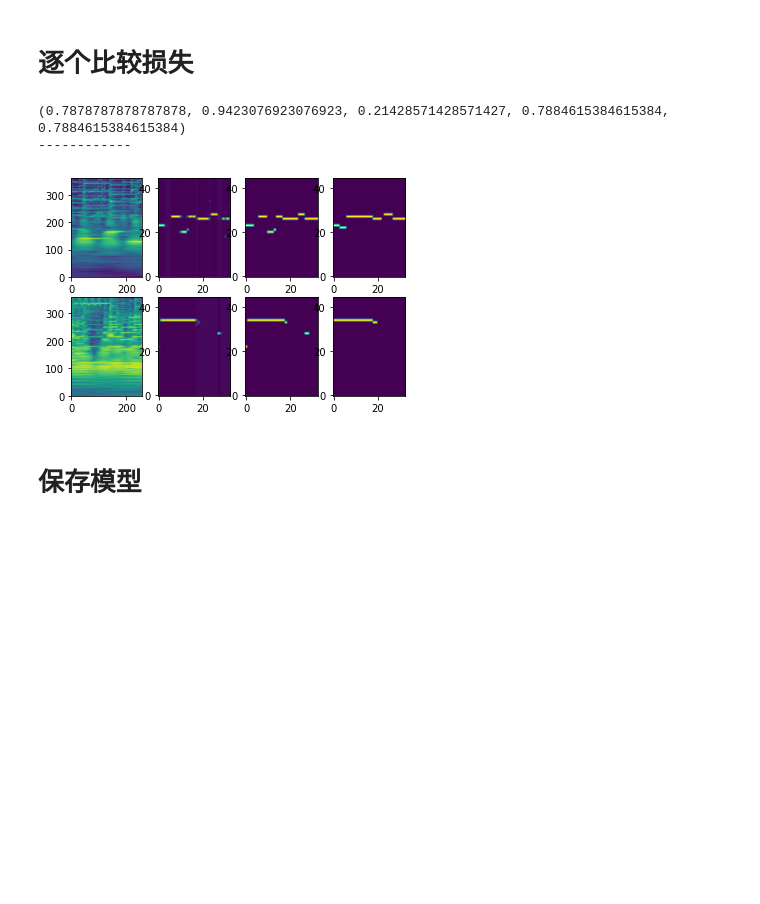
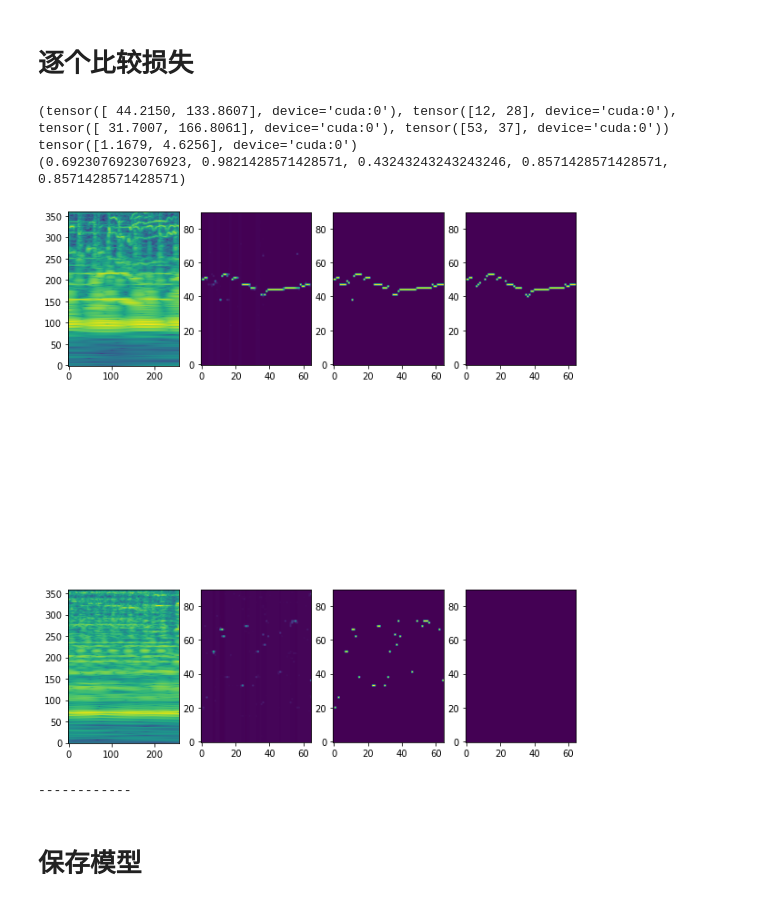
Before and after one commit to meow-wwww/cover_song_identification, a Jupyter notebook: test_the_model.ipynb, the cells around one changed output. Saved outputs shown, nothing was run; the diff lists cells and outputs as text; code cells hidden in the pictures; blank space fills up the shorter version.

```diff
--- a/test_the_model.ipynb
+++ b/test_the_model.ipynb
@@ -156,24 +158,24 @@ valid_fold_index_list = hparams.validation_set_fold_index
 test_fold_index_list = hparams.test_set_fold_index
 # %%
 # prepare
-
+BATCH_SIZE = 1
 
 print(f'{datetime.datetime.now()} - Preparing train_dataloader...')
 train_dataloader = data_generator.source_index_to_chunk_list(source_list=train_fold_index_list,
                                                              data_chunks_duration_in_bins=hparams.data_chunks_duration_in_bins,
                                                              data_chunks_overlap_in_bins=hparams.data_chunks_overlap_in_bins_for_training)
-train_dataloader = DataLoader(train_dataloader, batch_size=16, shuffle=True)
+train_dataloader = DataLoader(train_dataloader, batch_size=BATCH_SIZE, shuffle=True)
 
 
 print(f'{datetime.datetime.now()} - Preparing valid_dataloader...')
 valid_dataloader = data_generator.source_index_to_chunk_list(source_list=valid_fold_index_list,
                                                              data_chunks_duration_in_bins=hparams.data_chunks_duration_in_bins,
                                                              data_chunks_overlap_in_bins=hparams.data_chunks_overlap_in_bins_for_training)#[0:32]
-valid_dataloader = DataLoader(valid_dataloader, batch_size=16, shuffle=True)
+valid_dataloader = DataLoader(valid_dataloader, batch_size=BATCH_SIZE, shuffle=True)
 
 print(f'{datetime.datetime.now()} - Preparing test_dataloader...')
 test_dataloader = data_generator.source_index_to_chunk_list(source_list=test_fold_index_list,
                                                              data_chunks_duration_in_bins=hparams.data_chunks_duration_in_bins,
                                                              data_chunks_overlap_in_bins=hparams.data_chunks_overlap_in_bins_for_training)#[0:32]
-test_dataloader = DataLoader(test_dataloader, batch_size=16, shuffle=True)
+test_dataloader = DataLoader(test_dataloader, batch_size=BATCH_SIZE, shuffle=True)
 # %% [output]
@@ -185,7 +187,7 @@ test_dataloader = DataLoader(test_dataloader, batch_size=16, shuffle=True)
 model = model_unet.UNet().cuda()
 model = nn.DataParallel(model)
 
-model.load_state_dict(torch.load('./model/F3/model_0.pth'))
+model.load_state_dict(torch.load('./model/reload/model_floor2_best.pth'))
 
 # model = torch.load('./model/test/model_floor3_best.pth')
 # %% [output]
@@ -221,14 +213,16 @@ scheduler_stop = torch.optim.lr_scheduler.ReduceLROnPlateau(optimizer, mode='min
 import evaluate
 reload(evaluate)
 
-out_floor = 3
+out_floor = 2
 
 model.eval()
 
 pass
 # %%
+nanX, nany = 0, 0
+
 with torch.no_grad():
-    for a, b in train_dataloader:
+    for a, b in valid_dataloader:
         X, y = a.cuda(), b.cuda()
         X = X[0:2]
         y = y[0:2]
@@ -237,39 +231,43 @@ with torch.no_grad():
         Xshow = utils.salience_to_output(Xpred.clone().detach(), threshold=0.05)
         y_downsample = utils.downsample(y, out_floor).int()
         # print(f'Xpred: {Xpred.shape}')
         # print(f'y_downsample: {y_downsample.shape}')
         loss = loss_fn(Xpred, y_downsample)
+        print(loss)
         loss = (loss[0]+loss[2])/(loss[1]+loss[3])
-        # print(loss)
+        print(loss)
+        print(evaluate.evaluate(Xshow, y_downsample, out_floor))
 
-        print(evaluate.evaluate(Xshow, y_downsample, 3))
-
+        plt.figure(figsize=(10,14))
         plt.subplot(241)
         plt.imshow(X[0][0].cpu(), origin='lower')
         plt.subplot(242)
         plt.imshow(Xpred[0][0].cpu(), origin='lower')
         plt.subplot(243)
         plt.imshow(Xshow[0][0].cpu(), origin='lower')
         plt.subplot(244)
         plt.imshow(y_downsample[0].cpu(), origin='lower')
 
         plt.subplot(245)
         plt.imshow(X[1][0].cpu(), origin='lower')
         plt.subplot(246)
         plt.imshow(Xpred[1][0].cpu(), origin='lower')
         plt.subplot(247)
         plt.imshow(Xshow[1][0].cpu(), origin='lower')
         plt.subplot(248)
         plt.imshow(y_downsample[1].cpu(), origin='lower')
+        plt.show()
 
         print('------------')
 
 
         break
 # %% [output]
-(0.7878787878787878, 0.9423076923076923, 0.21428571428571427, 0.7884615384615384, 0.7884615384615384)
-------------
+(tensor([ 44.2150, 133.8607], device='cuda:0'), tensor([12, 28], device='cuda:0'), tensor([ 31.7007, 166.8061], device='cuda:0'), tensor([53, 37], device='cuda:0'))
+tensor([1.1679, 4.6256], device='cuda:0')
+(0.6923076923076923, 0.9821428571428571, 0.43243243243243246, 0.8571428571428571, 0.8571428571428571)
-[figure, old version]
+[figure, new version]
+------------
 # %%
 plt.subplot(131)
 plt.imshow(Xpred[0][0].cpu(), origin='lower')
```
Also changed, not shown: parts of 3 cells of this notebook, 3 other files.
